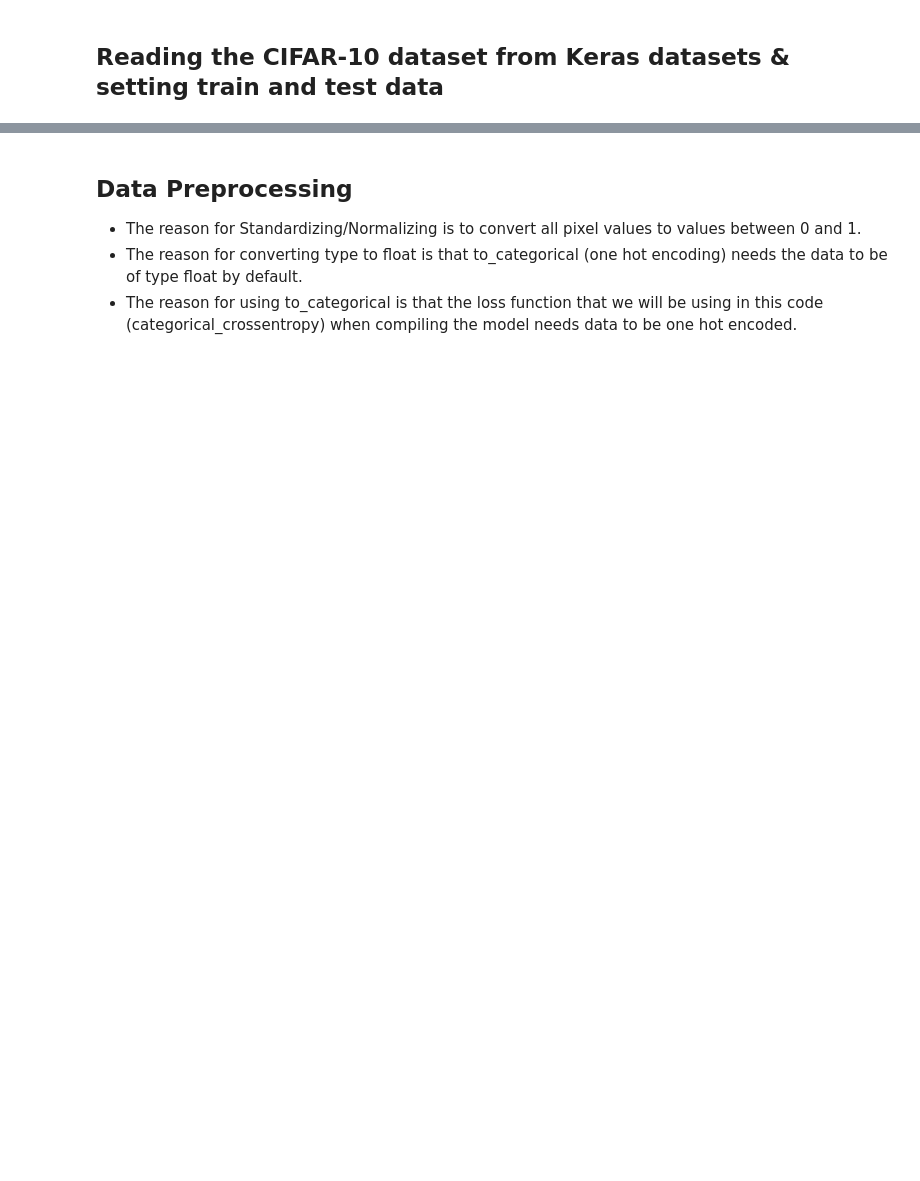
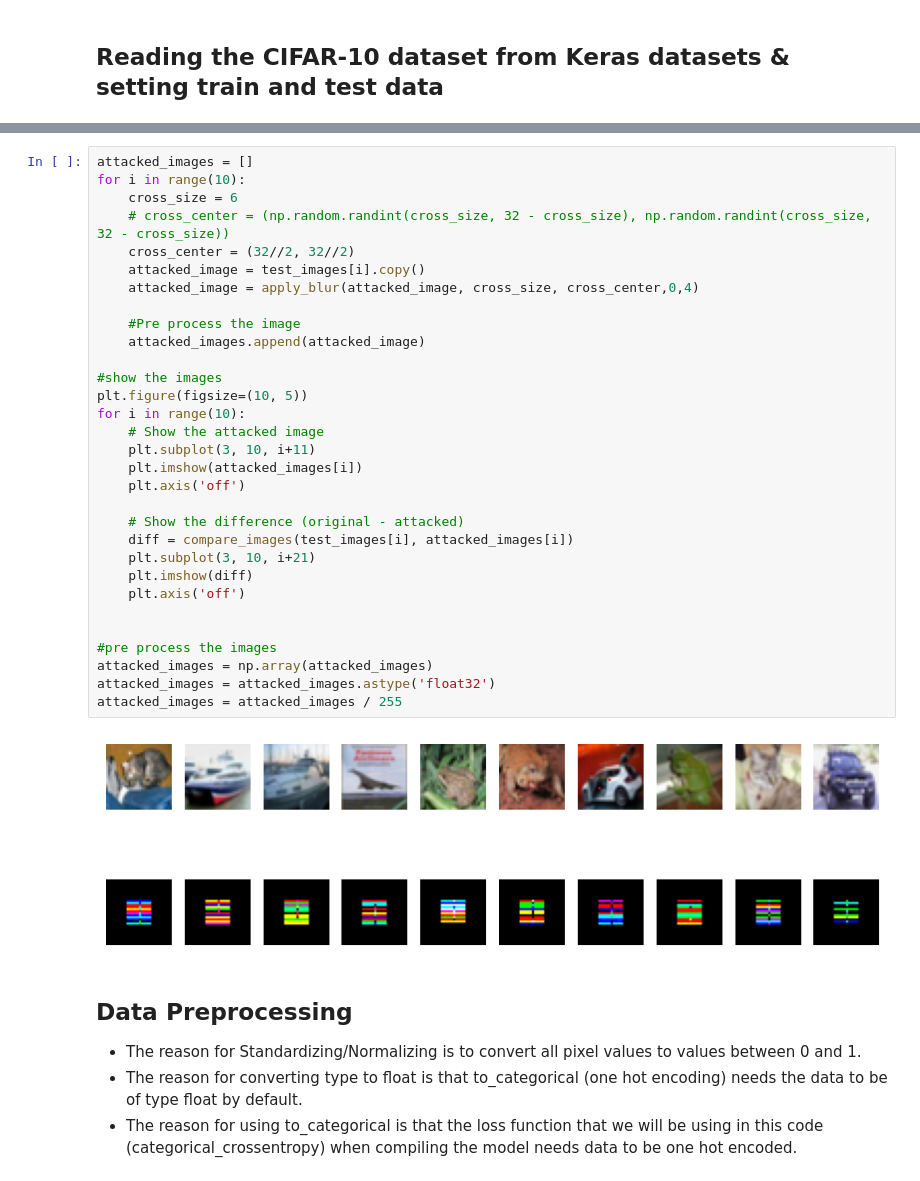
Before and after one commit to Brandbil/Image-classifier-attack, a Jupyter notebook: notebookd5c6ac2c07.ipynb, the cells around one changed output, grey strips where cells are left out. Saved outputs shown, nothing was run; the diff lists cells and outputs as text; blank space fills up the shorter version.

```diff
--- a/notebookd5c6ac2c07.ipynb
+++ b/notebookd5c6ac2c07.ipynb
@@ -176,3 +212,36 @@ print(attacked_classes)
+# %%
+attacked_images = []
+for i in range(10):
+    cross_size = 6
+    # cross_center = (np.random.randint(cross_size, 32 - cross_size), np.random.randint(cross_size, 32 - cross_size))
+    cross_center = (32//2, 32//2)
+    attacked_image = test_images[i].copy()
+    attacked_image = apply_blur(attacked_image, cross_size, cross_center,0,4)
+
+    #Pre process the image
+    attacked_images.append(attacked_image)
+
+#show the images
+plt.figure(figsize=(10, 5))
+for i in range(10):
+    # Show the attacked image
+    plt.subplot(3, 10, i+11)
+    plt.imshow(attacked_images[i])
+    plt.axis('off')
+
+    # Show the difference (original - attacked)
+    diff = compare_images(test_images[i], attacked_images[i])
+    plt.subplot(3, 10, i+21)
+    plt.imshow(diff)
+    plt.axis('off')
+
+
+#pre process the images
+attacked_images = np.array(attacked_images)
+attacked_images = attacked_images.astype('float32')
+attacked_images = attacked_images / 255
+# %% [output]
+[figure, added]
 # %% [markdown]
 <a id="section-four"></a>
 ## Data Preprocessing
```
Also changed, not shown: parts of 30 cells of this notebook, 2 other files.
